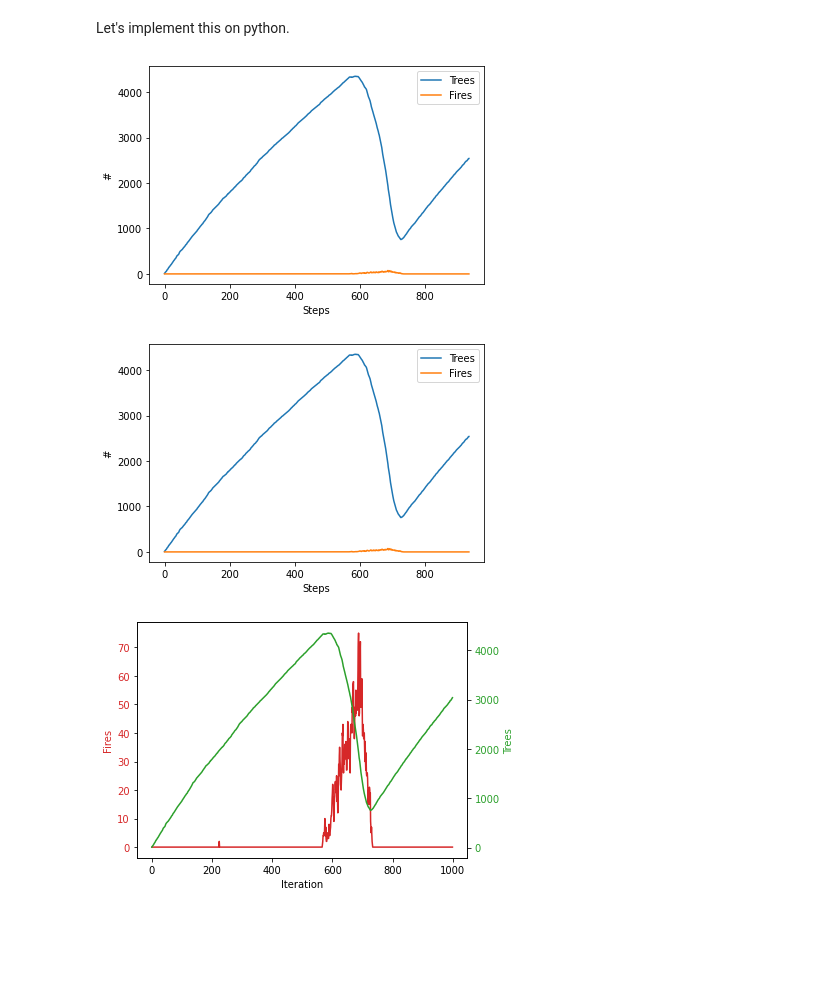
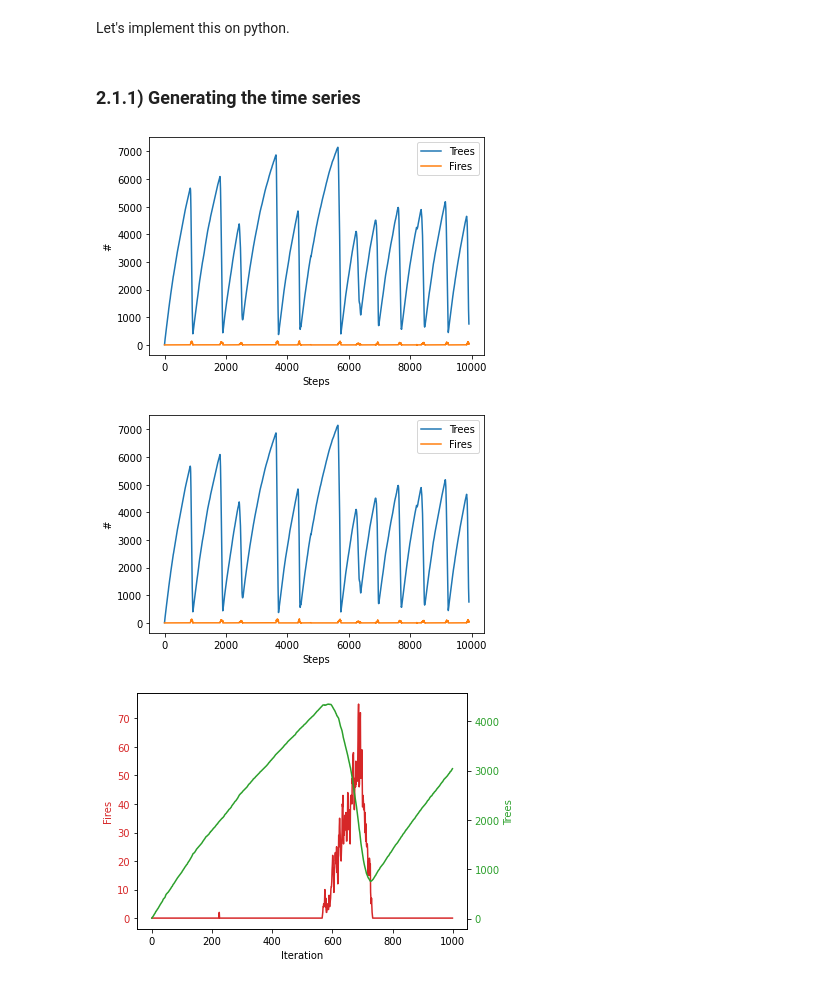
Before and after one commit to nahumsa/Cellular-Automata, a Jupyter notebook: Forest Fires.ipynb, the cells around one changed output. Saved outputs shown, nothing was run; the diff lists cells and outputs as text; code cells hidden in the pictures; blank space fills up the shorter version.

```diff
--- a/Forest Fires.ipynb
+++ b/Forest Fires.ipynb
@@ -150,19 +150,21 @@ def forest_fires(N, p_g, p_l, n_iter, plotter=None, progress=False):
 
     #print(f'Iteration: {iterate} | Trees: {trees} | burned {burn}')
   return n_trees, n_fires
+# %% [markdown]
+### 2.1.1) Generating the time series
 # %%
 # Parameters
 N = 100
 p_g = 1e-3
 p_l = 1e-6
-n_iter = int(1e3)
+n_iter = int(1e4)
 progress = True
 plotter = PeriodicPlotter(sec=5, xlabel='Steps', ylabel='#')
 
 series_trees, series_fires = forest_fires(N, p_g, p_l, n_iter,plotter= plotter)
 # %% [output]
-[figure, old version]
+[figure, new version]
-[figure, old version]
+[figure, new version]
 # %%
 fig, ax1 = plt.subplots()
 
```
Also changed, not shown: parts of 43 cells of this notebook.
